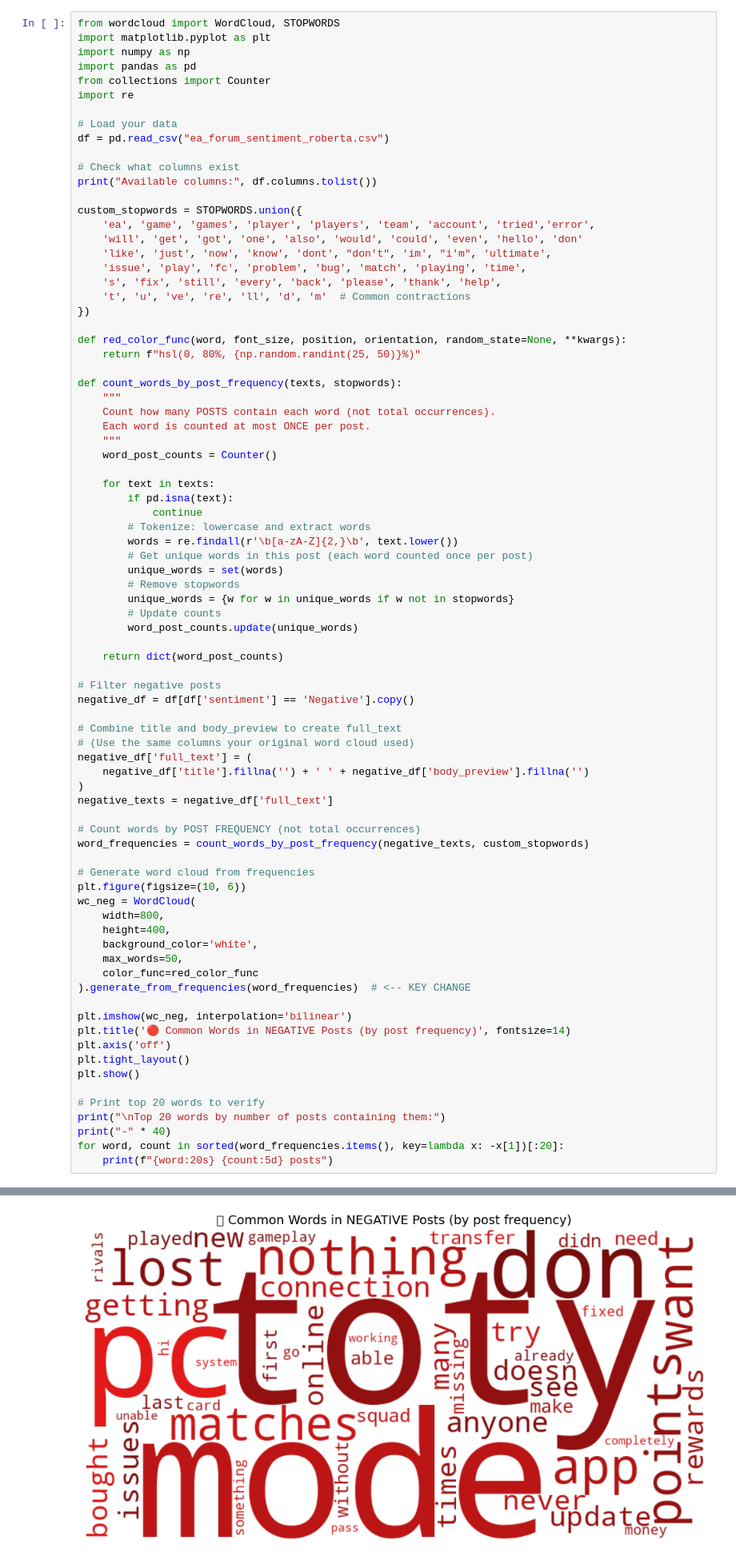
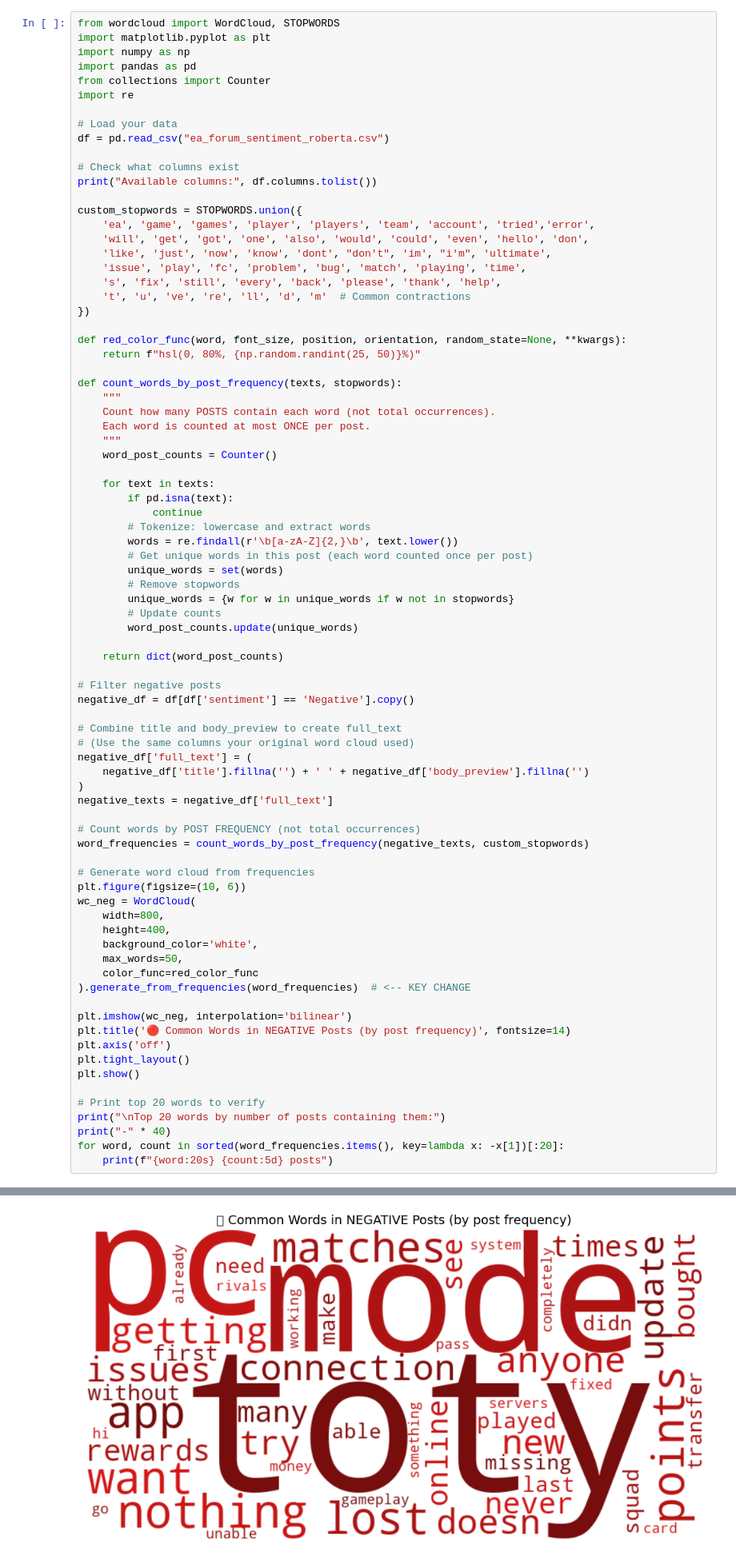
Before and after one commit to ishtihoss/ea_analysis, a Jupyter notebook: transformer_ea.ipynb, the cells around one changed output, grey strips where cells are left out. Shown at 80% size. Cells and saved outputs as stored; diff of their text form.

```diff
--- a/transformer_ea.ipynb
+++ b/transformer_ea.ipynb
@@ -562,7 +535,7 @@ print("Available columns:", df.columns.tolist())
 
 custom_stopwords = STOPWORDS.union({
     'ea', 'game', 'games', 'player', 'players', 'team', 'account', 'tried','error',
-    'will', 'get', 'got', 'one', 'also', 'would', 'could', 'even', 'hello', 'don'
+    'will', 'get', 'got', 'one', 'also', 'would', 'could', 'even', 'hello', 'don',
     'like', 'just', 'now', 'know', 'dont', "don't", 'im', "i'm", 'ultimate',
     'issue', 'play', 'fc', 'problem', 'bug', 'match', 'playing', 'time',
     's', 'fix', 'still', 'every', 'back', 'please', 'thank', 'help',
@@ -602,34 +575,34 @@ negative_df['full_text'] = (
     negative_df['title'].fillna('') + ' ' + negative_df['body_preview'].fillna('')
 )
 negative_texts = negative_df['full_text']
 
 # Count words by POST FREQUENCY (not total occurrences)
 word_frequencies = count_words_by_post_frequency(negative_texts, custom_stopwords)
 
 # Generate word cloud from frequencies
 plt.figure(figsize=(10, 6))
 wc_neg = WordCloud(
     width=800,
     height=400,
     background_color='white',
     max_words=50,
     color_func=red_color_func
 ).generate_from_frequencies(word_frequencies)  # <-- KEY CHANGE
 
 plt.imshow(wc_neg, interpolation='bilinear')
 plt.title('🔴 Common Words in NEGATIVE Posts (by post frequency)', fontsize=14)
 plt.axis('off')
 plt.tight_layout()
 plt.show()
 
 # Print top 20 words to verify
 print("\nTop 20 words by number of posts containing them:")
 print("-" * 40)
 for word, count in sorted(word_frequencies.items(), key=lambda x: -x[1])[:20]:
     print(f"{word:20s} {count:5d} posts")
 # %% [output]
 Available columns: ['title', 'author', 'category', 'timestamp', 'sentiment', 'confidence', 'compound_score', 'views', 'likes', 'comments', 'body_preview']
-[figure, old version]
+[figure, new version]
 Top 20 words by number of posts containing them:
 ----------------------------------------
 toty                   144 posts
```
Also changed, not shown: parts of 7 cells of this notebook.
